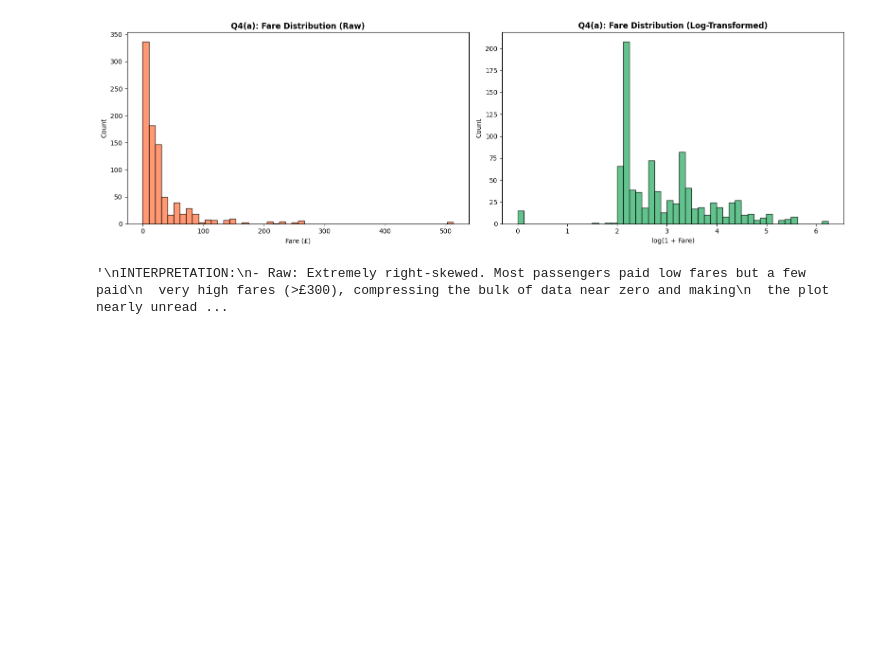
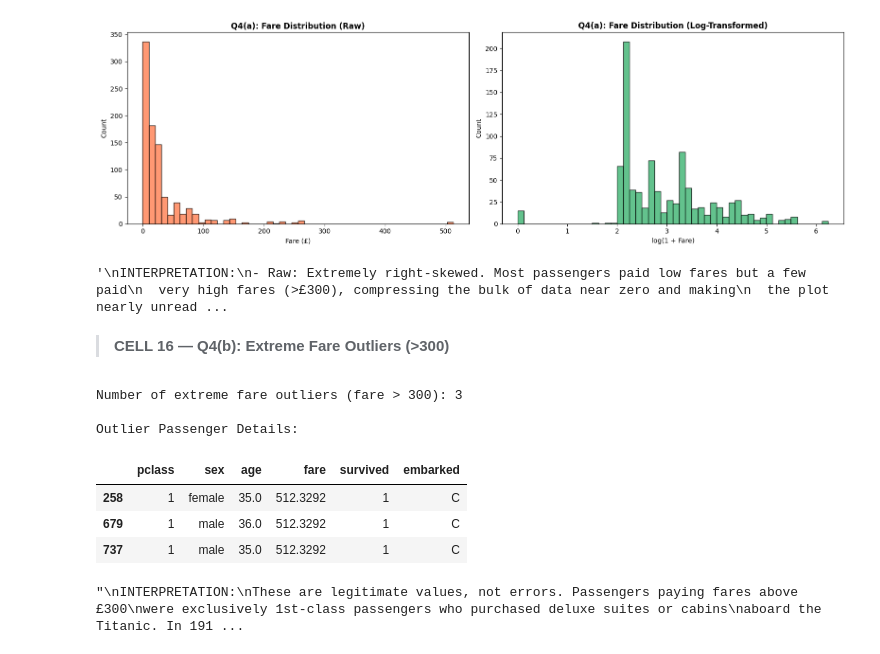
Before and after one commit to MuhammadAhmad1078/Titanic-Dataset-Exploratory-Analysis, a Jupyter notebook: 22F-8814-A2-Dataviz.ipynb, the cells around one changed output. Saved outputs shown, nothing was run; the diff lists cells and outputs as text; code cells hidden in the pictures; blank space fills up the shorter version.

Commit message:
feat:Found Extreme Fare Outliers

```diff
--- a/22F-8814-A2-Dataviz.ipynb
+++ b/22F-8814-A2-Dataviz.ipynb
@@ -435,3 +435,28 @@ INTERPRETATION:
 # %% [output]
 [figure]
 '\nINTERPRETATION:\n- Raw: Extremely right-skewed. Most passengers paid low fares but a few paid\n  very high fares (>£300), compressing the bulk of data near zero and making\n  the plot nearly unread ...
+# %% [markdown]
+> **CELL 16 — Q4(b): Extreme Fare Outliers (>300)**
+# %%
+outliers = df[df['fare'] > 300]
+print(f"Number of extreme fare outliers (fare > 300): {len(outliers)}")
+print("\nOutlier Passenger Details:")
+display(outliers[['pclass', 'sex', 'age', 'fare', 'survived', 'embarked']])
+
+"""
+INTERPRETATION:
+These are legitimate values, not errors. Passengers paying fares above £300
+were exclusively 1st-class passengers who purchased deluxe suites or cabins
+aboard the Titanic. In 1912, £300 was a small fortune — equivalent to tens of
+thousands in today's money. These were among the wealthiest individuals on
+board, and their fares reflected the luxury accommodation they received.
+"""
+# %% [output]
+Number of extreme fare outliers (fare > 300): 3
+
+Outlier Passenger Details:
+|  | pclass | sex | age | fare | survived | embarked |
+| 258 | 1 | female | 35.0 | 512.3292 | 1 | C |
+| 679 | 1 | male | 36.0 | 512.3292 | 1 | C |
+| 737 | 1 | male | 35.0 | 512.3292 | 1 | C |
+"\nINTERPRETATION:\nThese are legitimate values, not errors. Passengers paying fares above £300\nwere exclusively 1st-class passengers who purchased deluxe suites or cabins\naboard the Titanic. In 191 ...
```
